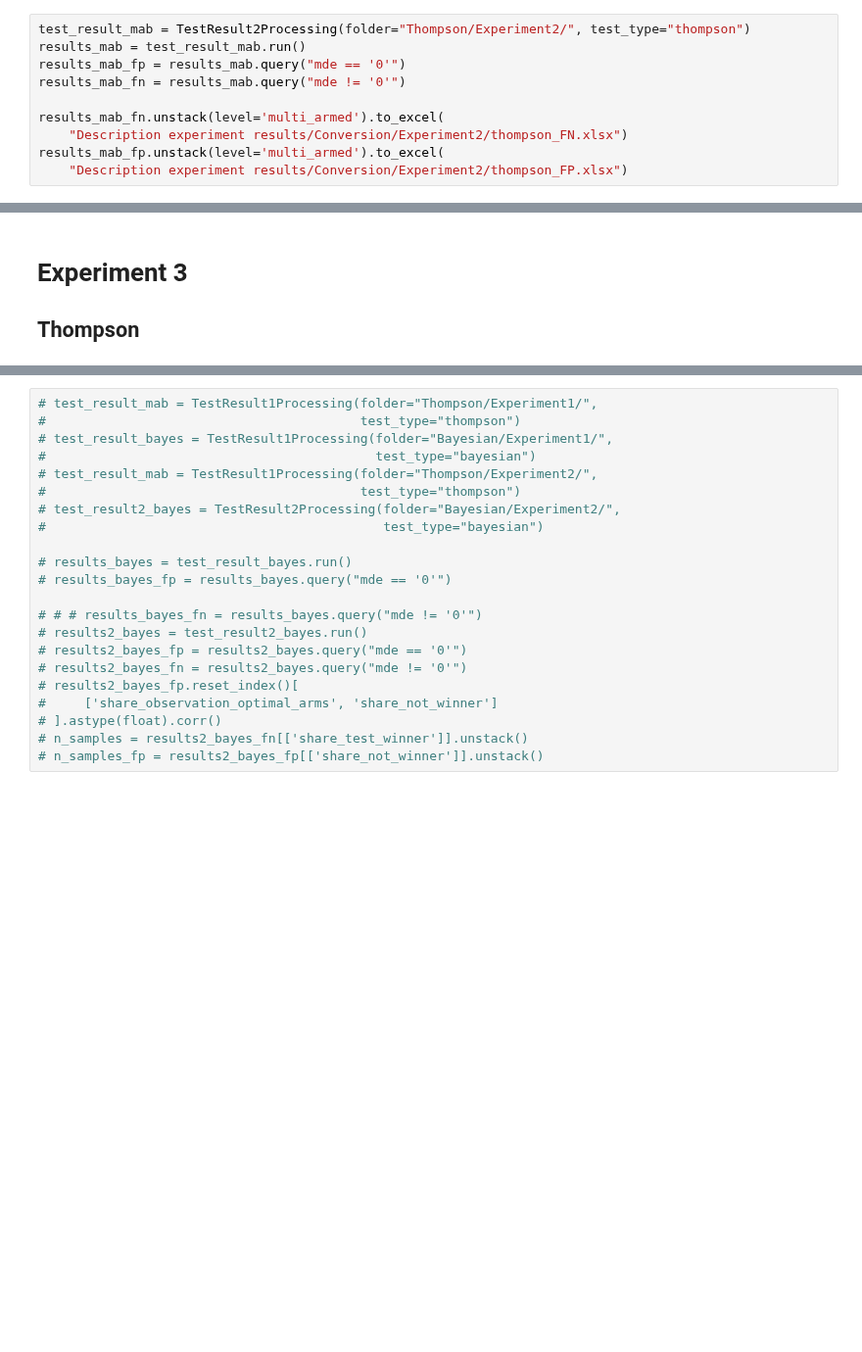
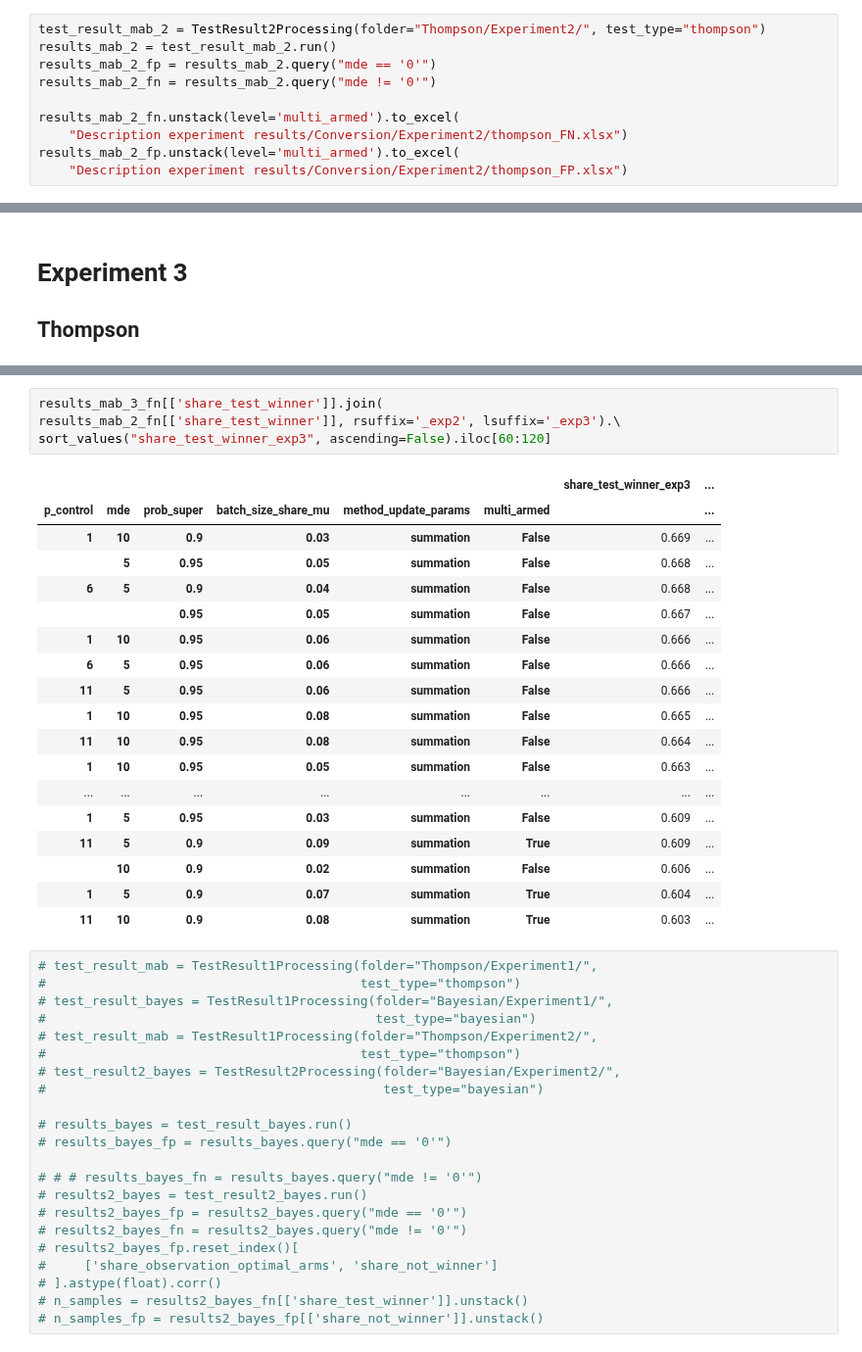
Before and after one commit to iakubovskii7/AB, a Jupyter notebook: Result_analyze.ipynb, the cells around one changed output, grey strips where cells are left out. Shown at 98% size. Saved outputs shown, nothing was run; the diff lists cells and outputs as text; blank space fills up the shorter version.

```diff
--- a/Result_analyze.ipynb
+++ b/Result_analyze.ipynb
@@ -4,12 +4,12 @@ from src.tests import *
 # Experiment 2
 ## Thompson
 # %%
-test_result_mab = TestResult2Processing(folder="Thompson/Experiment2/", test_type="thompson")
-results_mab = test_result_mab.run()
-results_mab_fp = results_mab.query("mde == '0'")
-results_mab_fn = results_mab.query("mde != '0'")
+test_result_mab_2 = TestResult2Processing(folder="Thompson/Experiment2/", test_type="thompson")
+results_mab_2 = test_result_mab_2.run()
+results_mab_2_fp = results_mab_2.query("mde == '0'")
+results_mab_2_fn = results_mab_2.query("mde != '0'")
 
-results_mab_fn.unstack(level='multi_armed').to_excel(
+results_mab_2_fn.unstack(level='multi_armed').to_excel(
     "Description experiment results/Conversion/Experiment2/thompson_FN.xlsx")
-results_mab_fp.unstack(level='multi_armed').to_excel(
+results_mab_2_fp.unstack(level='multi_armed').to_excel(
     "Description experiment results/Conversion/Experiment2/thompson_FP.xlsx")
@@ -44,3 +98,26 @@ results_mab_fn.sort_values("share_test_winner", ascending=False).head()
+# %%
+results_mab_3_fn[['share_test_winner']].join(
+results_mab_2_fn[['share_test_winner']], rsuffix='_exp2', lsuffix='_exp3').\
+sort_values("share_test_winner_exp3", ascending=False).iloc[60:120]
+# %% [output]
+|  |  |  |  |  |  | share_test_winner_exp3 | ... |
+| p_control | mde | prob_super | batch_size_share_mu | method_update_params | multi_armed |  | ... |
+| 1 | 10 | 0.9 | 0.03 | summation | False | 0.669 | ... |
+|  | 5 | 0.95 | 0.05 | summation | False | 0.668 | ... |
+| 6 | 5 | 0.9 | 0.04 | summation | False | 0.668 | ... |
+|  |  | 0.95 | 0.05 | summation | False | 0.667 | ... |
+| 1 | 10 | 0.95 | 0.06 | summation | False | 0.666 | ... |
+| 6 | 5 | 0.95 | 0.06 | summation | False | 0.666 | ... |
+| 11 | 5 | 0.95 | 0.06 | summation | False | 0.666 | ... |
+| 1 | 10 | 0.95 | 0.08 | summation | False | 0.665 | ... |
+| 11 | 10 | 0.95 | 0.08 | summation | False | 0.664 | ... |
+| 1 | 10 | 0.95 | 0.05 | summation | False | 0.663 | ... |
+| ... | ... | ... | ... | ... | ... | ... | ... |
+| 1 | 5 | 0.95 | 0.03 | summation | False | 0.609 | ... |
+| 11 | 5 | 0.9 | 0.09 | summation | True | 0.609 | ... |
+|  | 10 | 0.9 | 0.02 | summation | False | 0.606 | ... |
+| 1 | 5 | 0.9 | 0.07 | summation | True | 0.604 | ... |
+| 11 | 10 | 0.9 | 0.08 | summation | True | 0.603 | ... |
 # %%
 # test_result_mab = TestResult1Processing(folder="Thompson/Experiment1/",
 #                                         test_type="thompson")
```
Also changed, not shown: parts of 7 cells of this notebook, 5 other files.
